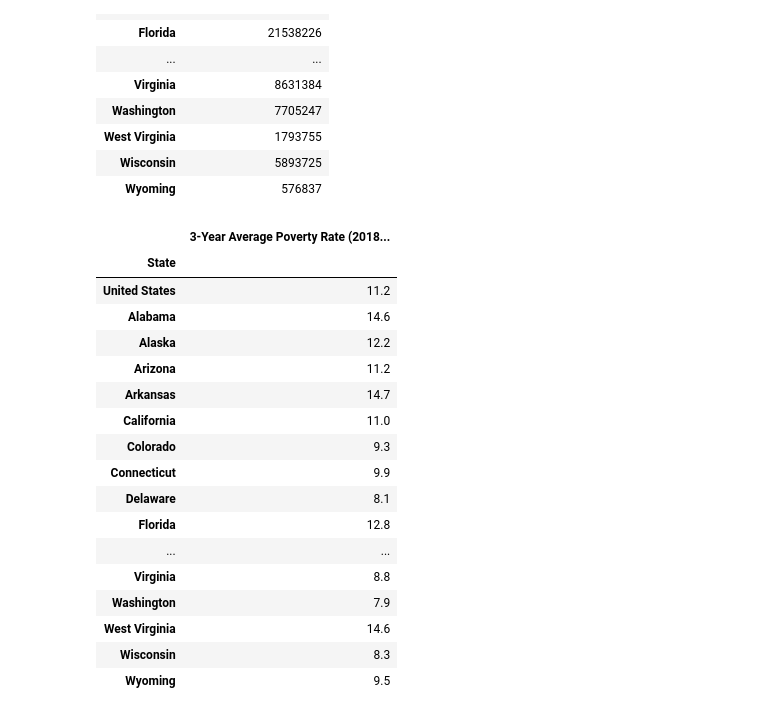
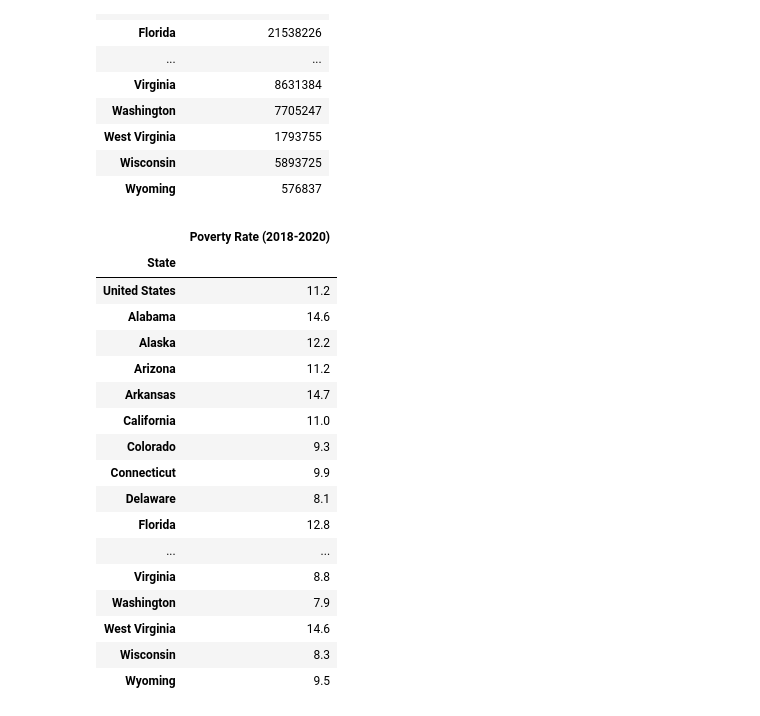
Before and after one commit to uchicago-2023-capp30122/30122-project-cappy-funding, a Jupyter notebook: clean_notebook.ipynb, the cells around one changed output. Saved outputs shown, nothing was run; the diff lists cells and outputs as text; code cells hidden in the pictures.

```diff
--- a/clean_notebook.ipynb
+++ b/clean_notebook.ipynb
@@ -239,19 +387,19 @@ pop_df
 # %%
 # CLEANS CENSUS POVERTY
 
 poverty_df = pd.read_csv("us_poverty_by_state.csv")
 poverty_df = poverty_df.iloc[:,0:2]
-poverty_df.columns = ["State", "3-Year Average Poverty Rate (2018-2020)"]
+poverty_df.columns = ["State", "Poverty Rate (2018-2020)"]
 poverty_df['State'] = poverty_df['State'].str.strip()
 poverty_df = poverty_df[poverty_df["State"].isin(STATE_NAMES_AND_UNITED_STATES)]
 
-poverty_df["3-Year Average Poverty Rate (2018-2020)"] = poverty_df["3-Year Average Poverty Rate (2018-2020)"].astype(float)
+poverty_df["Poverty Rate (2018-2020)"] = poverty_df["Poverty Rate (2018-2020)"].astype(float)
 
 poverty_df.set_index("State", inplace=True)
 
 poverty_df
 # %% [output]
-|  | 3-Year Average Poverty Rate (2018... |
+|  | Poverty Rate (2018-2020) |
 | State |  |
 | United States | 11.2 |
 | Alabama | 14.6 |
```
Also changed, not shown: parts of 9 cells of this notebook.
